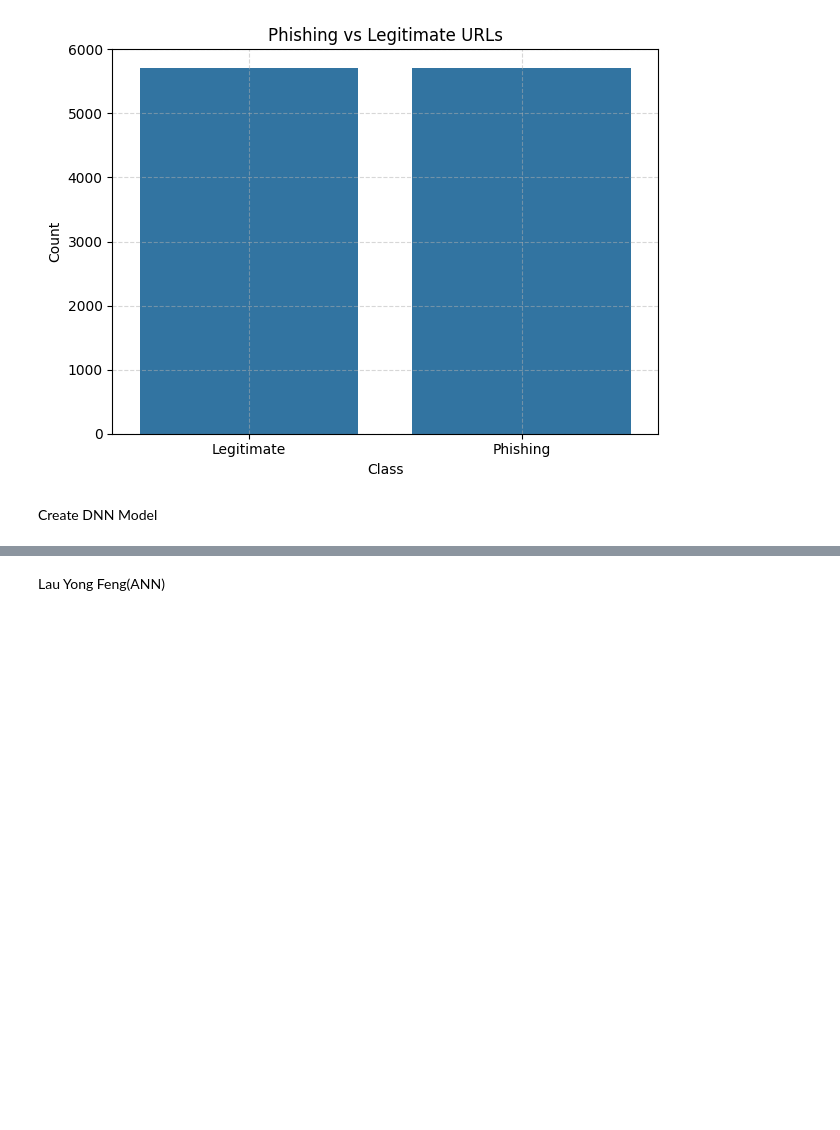
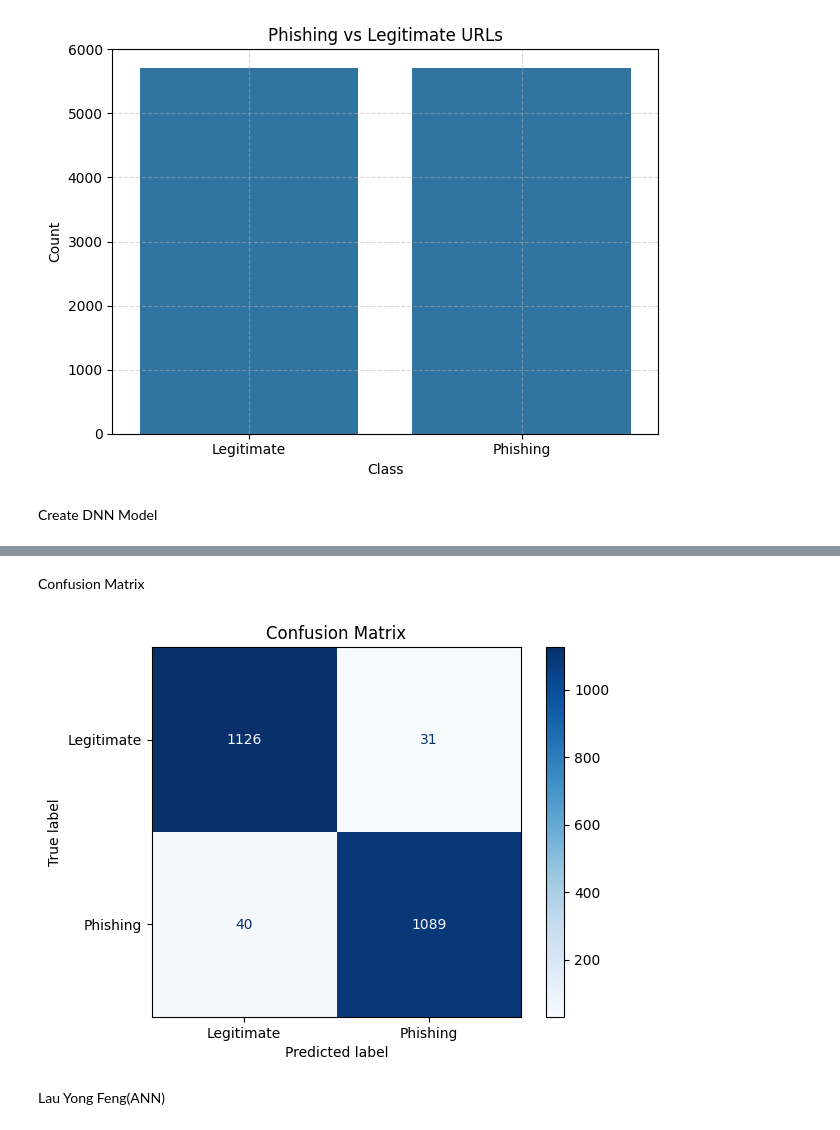
Before and after one commit to chuan1215/DLI_GroupAG, a Jupyter notebook: DLI_GroupAG.ipynb, the cells around one changed output, grey strips where cells are left out. Cells and saved outputs as stored; diff of their text form; code cells hidden in the pictures; blank space fills up the shorter version.

Commit message:
Add confusion matrix of DNN

```diff
--- a/DLI_GroupAG.ipynb
+++ b/DLI_GroupAG.ipynb
@@ -342,0 +335,6 @@ plt.show()
+# %%
+history = model.fit(X_train, y_train,
+                    validation_data=(X_test, y_test),
+                    epochs=20,
+                    batch_size=32,
+                    verbose=1)
@@ -342,0 +361,12 @@ plt.show()
+# %%
+# Evaluate on test set
+loss, acc = model.evaluate(X_test, y_test, verbose=0)
+print(f"Test Accuracy: {acc*100:.4f}%")
+
+# Predictions
+y_pred = (model.predict(X_test) > 0.5).astype("int32")
+
+from sklearn.metrics import classification_report, confusion_matrix
+
+print(confusion_matrix(y_test, y_pred))
+print(classification_report(y_test, y_pred, digits=4))
@@ -343,3 +386,17 @@ plt.show()
+# %% [markdown]
+Confusion Matrix
+# %%
+from sklearn.metrics import confusion_matrix, ConfusionMatrixDisplay, classification_report
+
+
+# Confusion Matrix
+cm = confusion_matrix(y_test, y_pred)
+disp = ConfusionMatrixDisplay(confusion_matrix=cm, display_labels=['Legitimate', 'Phishing'])
+disp.plot(cmap=plt.cm.Blues)
+plt.title("Confusion Matrix")
+plt.show()
+# %% [output]
+[figure, added]
 # %% [markdown]
 Lau Yong Feng(ANN)
 # %% [markdown]
```
Also changed, not shown: parts of 6 cells of this notebook.
